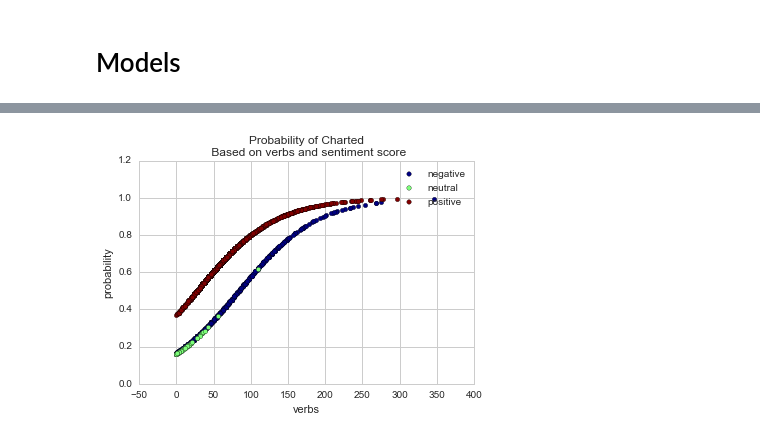
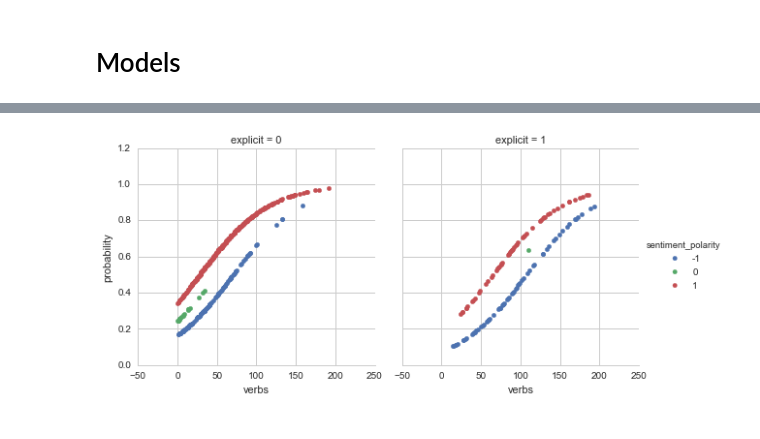
Before and after one commit to ribbas/Heat-Replay, a Jupyter notebook: src/assets/models/models.ipynb, the cells around one changed output, grey strips where cells are left out. Drawn from its saved outputs; the diff is of its cells as text; code cells hidden in the pictures.

```diff
--- a/src/assets/models/models.ipynb
+++ b/src/assets/models/models.ipynb
@@ -40,0 +44,8 @@ df_new, features = dummyfy(df, 'sentiment_polarity', 'verbs')
+# %%
+# Drop both year and decade
+dropList = ['most_used_term']
+removeList = ['decade', 'year', 'charted']
+
+df_new, features = wrangle(df, dropList, removeList)
+# %%
+features = ['sentiment_polarity', 'explicit', 'verbs']
@@ -40,0 +85,5 @@ df_new, features = dummyfy(df, 'sentiment_polarity', 'verbs')
+# %%
+df_test = X_test
+df_test['probability'] = model.predict_proba(X_test).T[1]
+df_test[target] = y_test
+df_test = df_test[np.abs(df_test.verbs-df_test.verbs.mean())<=(3*df_test.verbs.std())]
@@ -40,0 +116,11 @@ df_new, features = dummyfy(df, 'sentiment_polarity', 'verbs')
+# %%
+def qqplot(x, y, **kwargs):
+    _, xr = stats.probplot(x, fit=False)
+    _, yr = stats.probplot(y, fit=False)
+    plt.scatter(xr, yr, **kwargs)
+
+g = sns.FacetGrid(df_test, hue='sentiment_polarity', col='explicit', size=4)
+g.map(qqplot, 'verbs', 'probability')
+g.add_legend();
+# %% [output]
+[figure, added]
@@ -51,7 +153,2 @@ model.fit(X, y)
 # predict
 df_new['probability'] = model.predict_proba(X).T[1]
-# %%
-labels = ['negative', 'neutral', 'positive']
-plotFeature(df_new, features, 'verbs', 'sentiment score', labels)
-# %% [output]
-[figure, removed]
```
Also changed, not shown: parts of 19 cells of this notebook, 3 other files.
